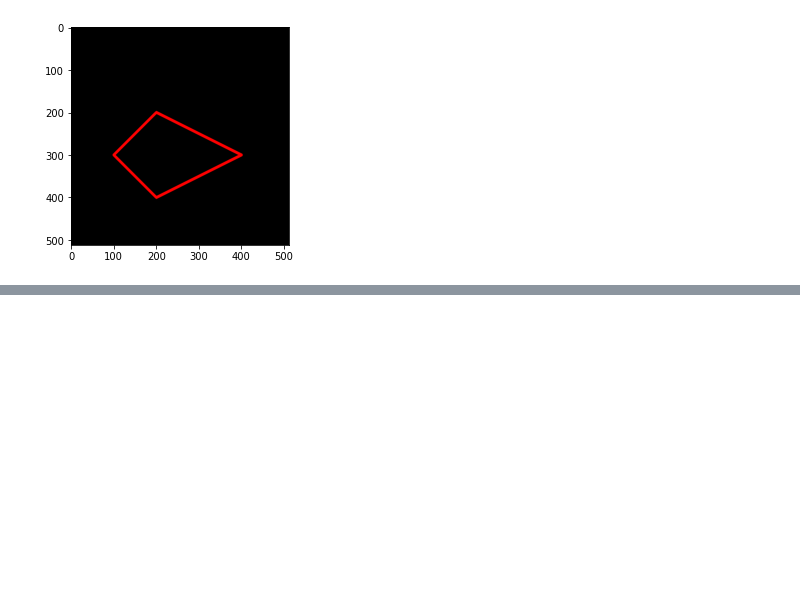
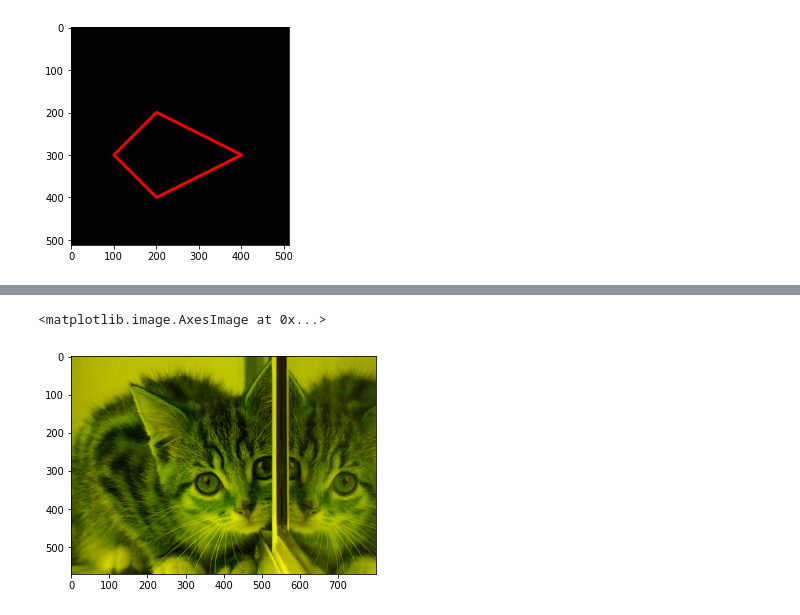
Before and after one commit to AikaMinami/IPCV_2022, a Jupyter notebook: Week2.ipynb, the cells around one changed output, grey strips where cells are left out. Drawn from its saved outputs; the diff is of its cells as text; code cells hidden in the pictures; blank space fills up the shorter version.

```diff
--- a/Week2.ipynb
+++ b/Week2.ipynb
@@ -128,0 +142,6 @@ plt.imshow(black_img2)
+# %%
+imgTaskRed[:, :, 2] = 0
+plt.imshow(imgTaskRed)
+# %% [output]
+<matplotlib.image.AxesImage at 0x...>
+[figure, added]
```
Also changed, not shown: parts of 9 cells of this notebook.
